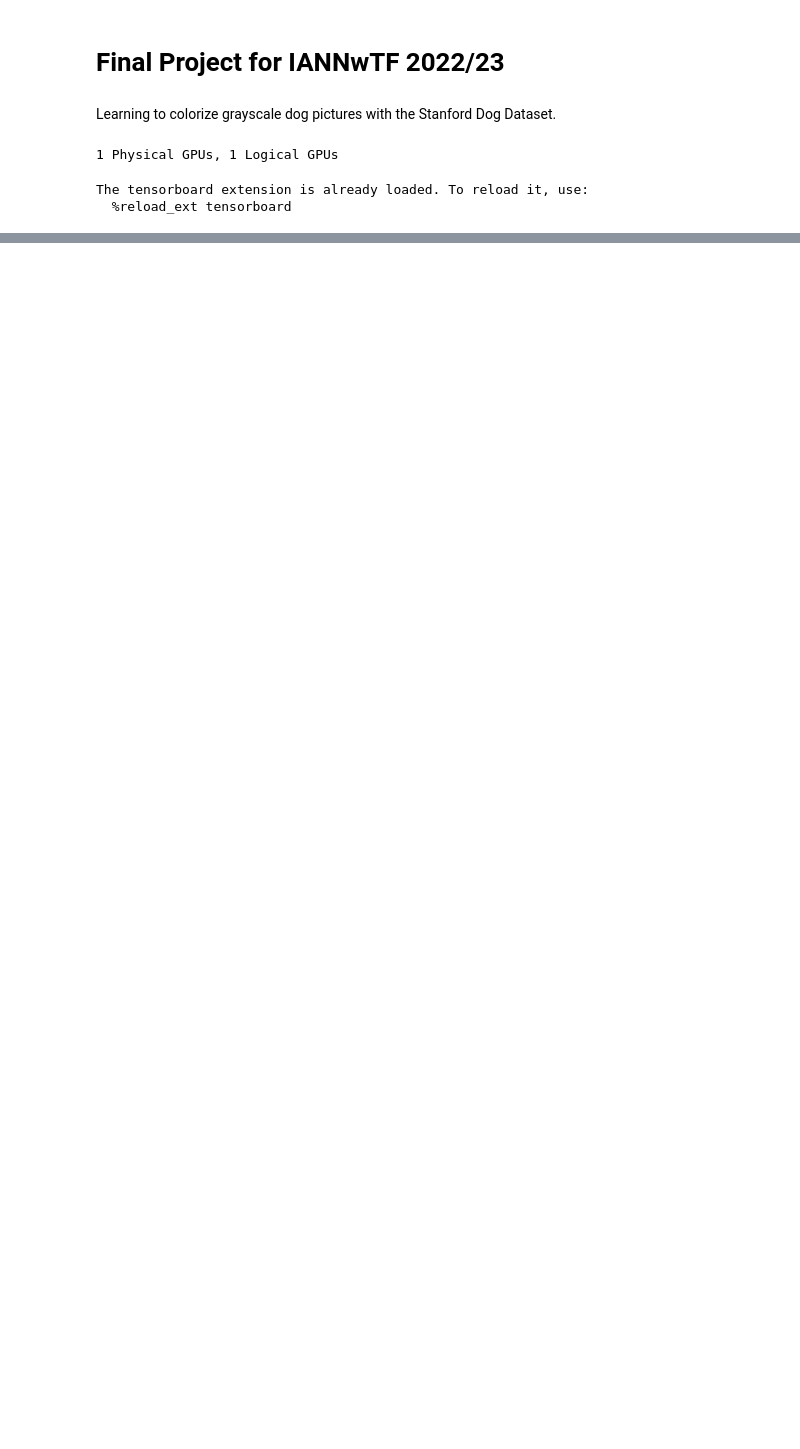
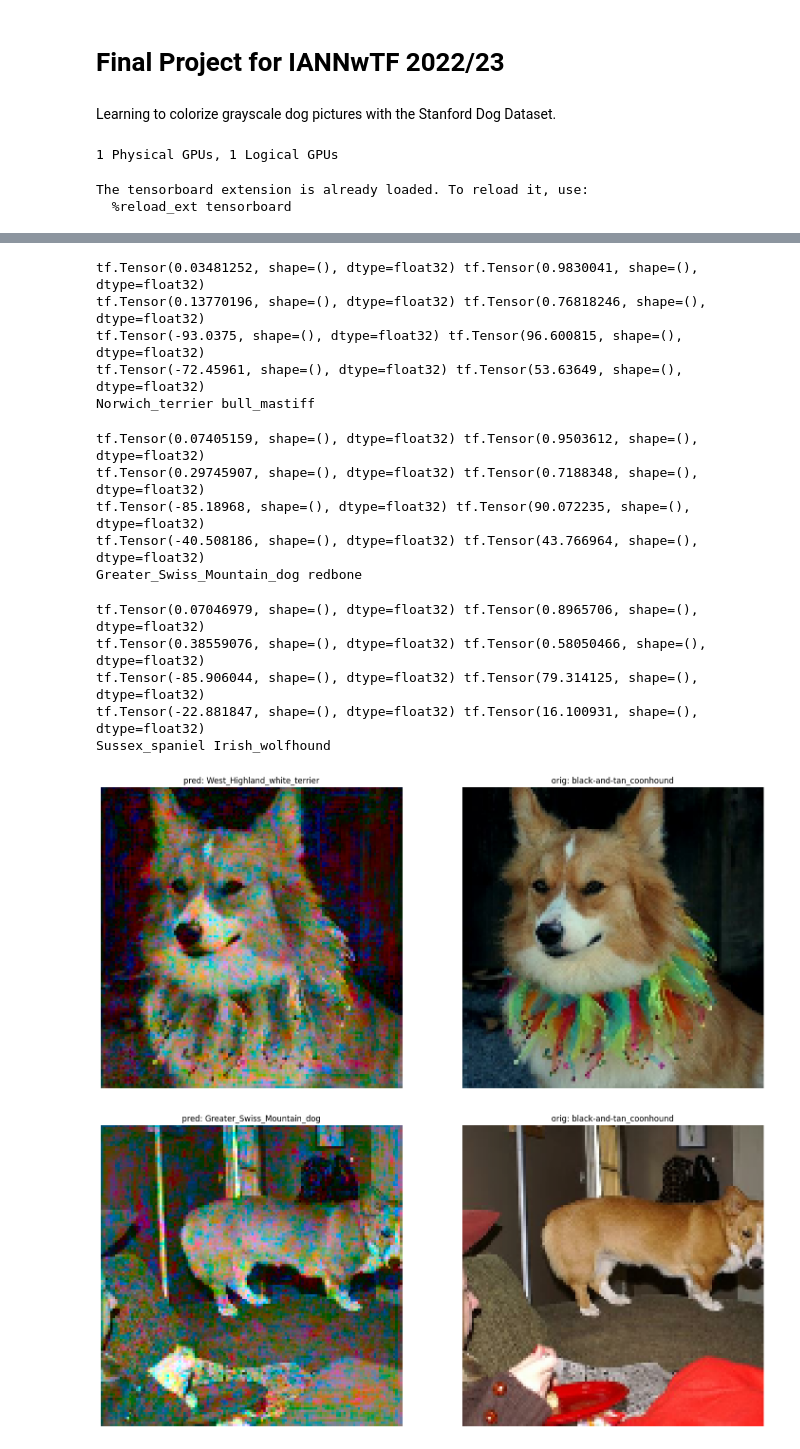
Before and after one commit to lolotta/IANNwTF-Final-Project, a Jupyter notebook: train.ipynb, the cells around one changed output, grey strips where cells are left out. Saved outputs shown, nothing was run; the diff lists cells and outputs as text; code cells hidden in the pictures; blank space fills up the shorter version.

```diff
--- a/train.ipynb
+++ b/train.ipynb
@@ -313,19 +280,20 @@ class Colorization_Model(tf.keras.Model):
         return colored
 # %%
-class Classification_Model(tf.keras.Model):
+class Classification_Network(tf.keras.Model):
     def __init__(self, low_level):
         super().__init__()
         self.low_level = low_level
         self.high_level = High_Level_Features()
-        self.classification = Classification_Network()
+
+        self.classification = Classification_Layers()
 
 
 
 
     def call(self, input, training=False):
-        low = self.low_level(input)
-        high = self.high_level(low)
-        label = self.classification(high)
+        low = self.low_level(input, training)
+        high = self.high_level(low, training)
+        label = self.classification(high, training)
         return high, label
 # %%
 class Only_Colorization_Model(tf.keras.Model):
@@ -658,18 +516,25 @@ def training_loop(model, train_ds, test_ds, epochs, train_summary_writer, test_s
     for epoch in range(epochs):
         model.reset_metrics()
 
+        last_data = None
 
         for data in tqdm(train_ds, position=0, leave=True):
             predicted_color, predicted_label = model.train_step(data)
-
+            last_data = data
 
         with train_summary_writer.as_default():
             tf.summary.scalar(model.metrics[0].name, model.metrics[0].result(), step=epoch)
             tf.summary.scalar(model.metrics[1].name, model.metrics[1].result(), step=epoch)
+            tf.summary.scalar(model.metrics[2].name, model.metrics[2].result(), step=epoch)
 
         print("Epoch: ", epoch+1)
         print("Loss Color: ", model.metrics[0].result().numpy(), "(Train)")
         print("Loss Category: ", model.metrics[1].result().numpy(), "(Train)")
+        print("Accuracy: ", model.metrics[2].result().numpy(), "(Train)")
+
+        if (epoch // 5) == 0:
+            visualize(predicted_color[0], predicted_label[0], last_data)
+
         model.reset_metrics()
 
         last_data = None
@@ -681,9 +546,11 @@ def training_loop(model, train_ds, test_ds, epochs, train_summary_writer, test_s
         with test_summary_writer.as_default():
             tf.summary.scalar(model.metrics[0].name, model.metrics[0].result(), step=epoch)
             tf.summary.scalar(model.metrics[1].name, model.metrics[1].result(), step=epoch)
+            tf.summary.scalar(model.metrics[2].name, model.metrics[2].result(), step=epoch)
 
         print("Loss Color: ", model.metrics[0].result().numpy(), "(Test)")
         print("Loss Category: ", model.metrics[1].result().numpy(), "(Test)")
+        print("Accuracy: ", model.metrics[2].result().numpy(), "(Test)")
 
         if (epoch // 5) == 0:
             visualize(predicted_color[0], predicted_label[0], last_data)
@@ -749,11 +621,10 @@ def training_loop_classification(model, train_ds, test_ds, epochs, train_summary
 # %%
 # train
 
-epochs = 100
+epochs = 25
 optimizer = tf.keras.optimizers.Adadelta()
 loss_function_color = tf.keras.losses.MeanSquaredError()
 loss_function_category = tf.keras.losses.CategoricalCrossentropy()
-#autoencoder = Autoencoder(optimizer=optimizer, loss_function=loss_function)
 
 model= Model(optimizer=optimizer, loss_function_color=loss_function_color, loss_function_category=loss_function_category)
 only_colorization = Only_Colorization_Model(optimizer=optimizer, loss_function_color=loss_function_color)
@@ -765,6 +636,4 @@ train_log_path = f"logs/{current_time}/train"
 test_log_path = f"logs/{current_time}/test"
 train_summary_writer = tf.summary.create_file_writer(train_log_path)
 test_summary_writer = tf.summary.create_file_writer(test_log_path)
-#training_loop_colorization(only_colorization, train_dataset, test_dataset, epochs, train_summary_writer, test_summary_writer, save_path)
-training_loop_classification(only_classification, train_dataset, test_dataset, epochs, train_summary_writer, test_summary_writer, save_path)
-#training_loop(model, train_dataset, test_dataset, epochs, train_summary_writer, test_summary_writer, save_path)
+#training_loop_classification(only_classification, train_data, test_data, epochs, train_summary_writer, test_summary_writer, save_path)
@@ -796,0 +640,2 @@ Saluki flat-coated_retriever
+# %%
+training_loop(model, train_data, test_data, epochs, train_summary_writer, test_summary_writer, save_path)
@@ -796,0 +698,8 @@ Saluki flat-coated_retriever
+# %%
+for data in tqdm(test_data, position=0, leave=True):
+    predicted_color, predicted_label = model.test_step(data)
+
+#
+    if random.random() < 0.2:
+        visualize(predicted_color[0], predicted_label[0], data)
+# %% [output]
@@ -796,0 +736,17 @@ Saluki flat-coated_retriever
+tf.Tensor(0.03481252, shape=(), dtype=float32) tf.Tensor(0.9830041, shape=(), dtype=float32)
+tf.Tensor(0.13770196, shape=(), dtype=float32) tf.Tensor(0.76818246, shape=(), dtype=float32)
+tf.Tensor(-93.0375, shape=(), dtype=float32) tf.Tensor(96.600815, shape=(), dtype=float32)
+tf.Tensor(-72.45961, shape=(), dtype=float32) tf.Tensor(53.63649, shape=(), dtype=float32)
+Norwich_terrier bull_mastiff
+tf.Tensor(0.07405159, shape=(), dtype=float32) tf.Tensor(0.9503612, shape=(), dtype=float32)
+tf.Tensor(0.29745907, shape=(), dtype=float32) tf.Tensor(0.7188348, shape=(), dtype=float32)
+tf.Tensor(-85.18968, shape=(), dtype=float32) tf.Tensor(90.072235, shape=(), dtype=float32)
+tf.Tensor(-40.508186, shape=(), dtype=float32) tf.Tensor(43.766964, shape=(), dtype=float32)
+Greater_Swiss_Mountain_dog redbone
+tf.Tensor(0.07046979, shape=(), dtype=float32) tf.Tensor(0.8965706, shape=(), dtype=float32)
+tf.Tensor(0.38559076, shape=(), dtype=float32) tf.Tensor(0.58050466, shape=(), dtype=float32)
+tf.Tensor(-85.906044, shape=(), dtype=float32) tf.Tensor(79.314125, shape=(), dtype=float32)
+tf.Tensor(-22.881847, shape=(), dtype=float32) tf.Tensor(16.100931, shape=(), dtype=float32)
+Sussex_spaniel Irish_wolfhound
+[figure, added]
+[figure, added]
```
Also changed, not shown: parts of 25 cells of this notebook.
